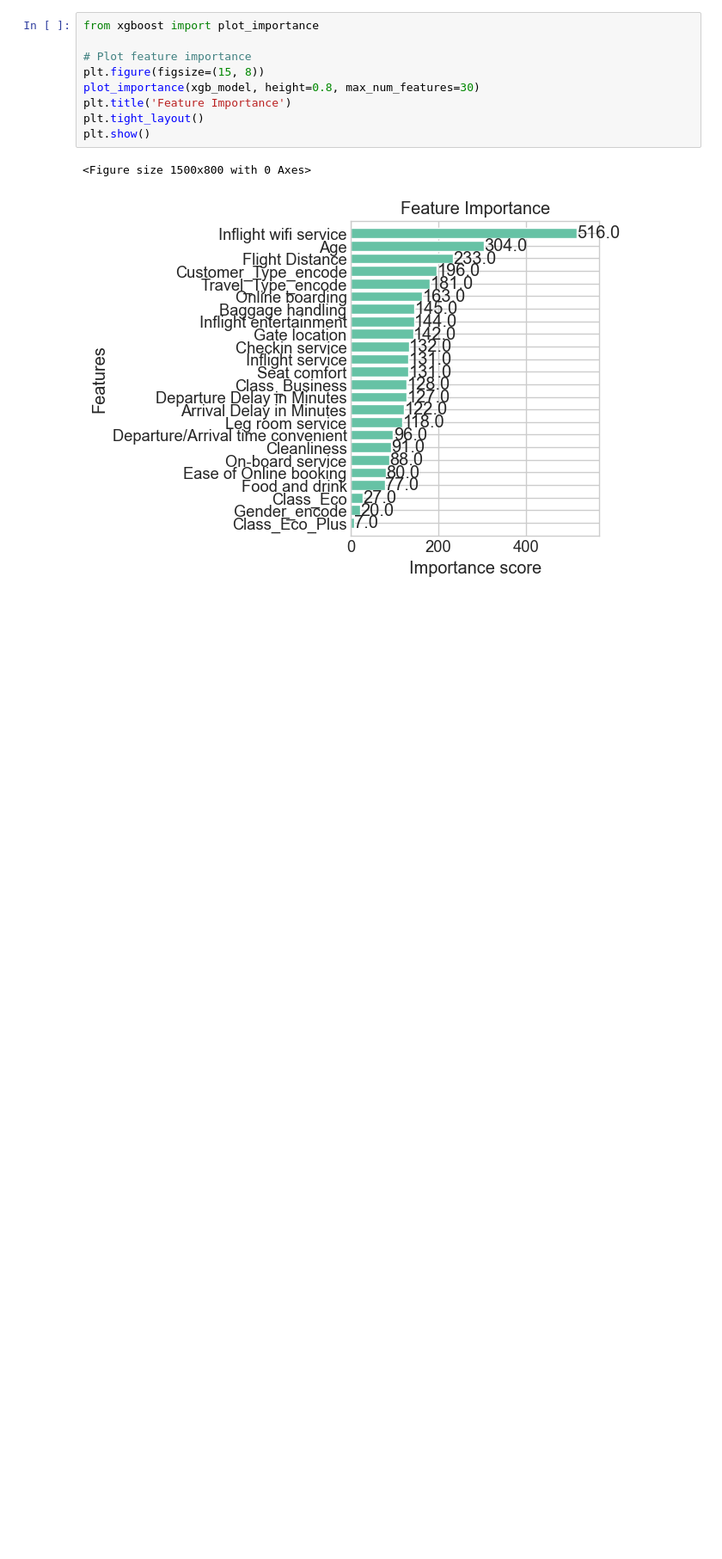
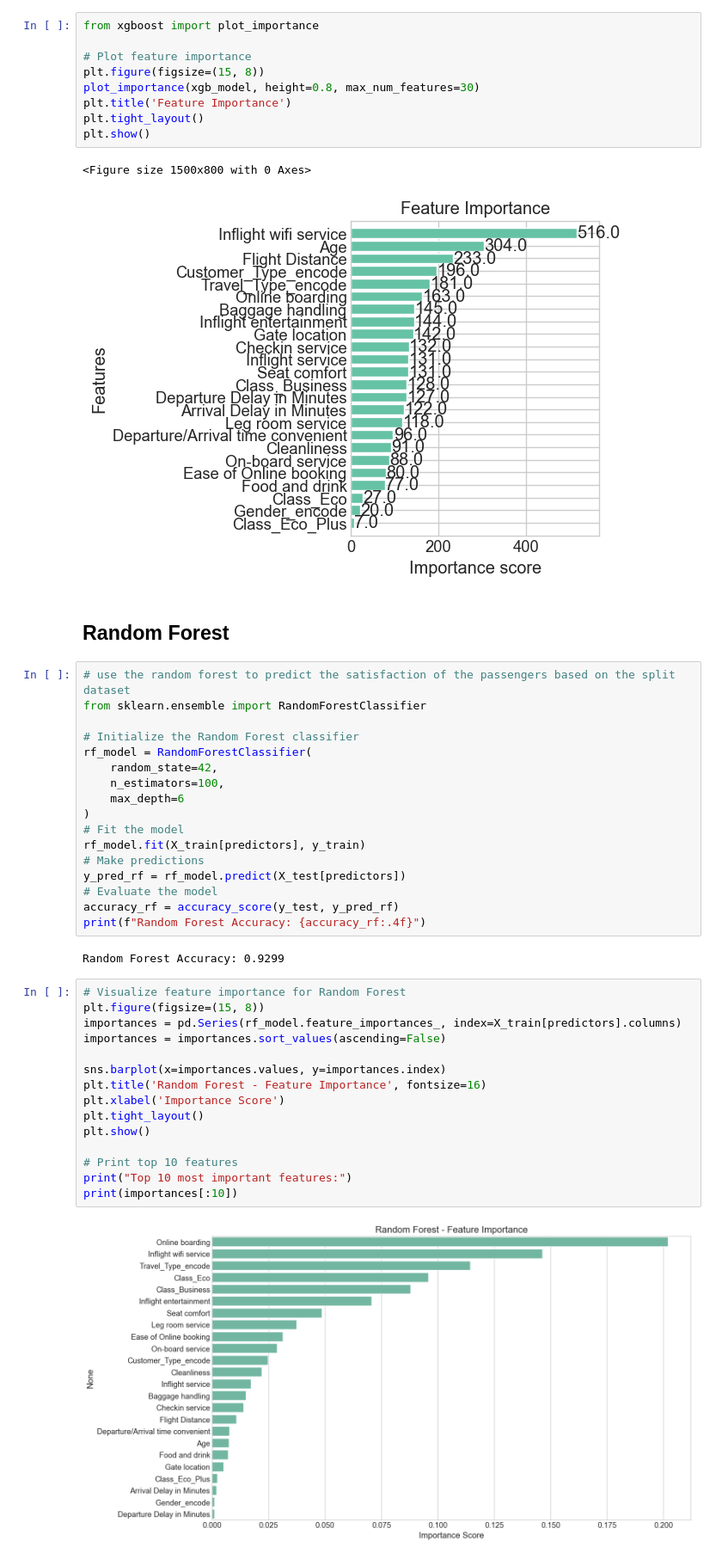
Before and after one commit to ZS-nus/DSS5104_GroupProject, a Jupyter notebook: components/zs.ipynb, the cells around one changed output. Shown at 86% size. Drawn from its saved outputs; the diff is of its cells as text; blank space fills up the shorter version.

```diff
--- a/components/zs.ipynb
+++ b/components/zs.ipynb
@@ -418,3 +499,41 @@ plt.show()
 # %% [output]
 <Figure size 1500x800 with 0 Axes>
 [figure]
+# %% [markdown]
+## Random Forest
+# %%
+# use the random forest to predict the satisfaction of the passengers based on the split dataset
+from sklearn.ensemble import RandomForestClassifier
+
+# Initialize the Random Forest classifier
+rf_model = RandomForestClassifier(
+    random_state=42,
+    n_estimators=100,
+    max_depth=6
+)
+# Fit the model
+rf_model.fit(X_train[predictors], y_train)
+# Make predictions
+y_pred_rf = rf_model.predict(X_test[predictors])
+# Evaluate the model
+accuracy_rf = accuracy_score(y_test, y_pred_rf)
+print(f"Random Forest Accuracy: {accuracy_rf:.4f}")
+# %% [output]
+Random Forest Accuracy: 0.9299
+# %%
+# Visualize feature importance for Random Forest
+plt.figure(figsize=(15, 8))
+importances = pd.Series(rf_model.feature_importances_, index=X_train[predictors].columns)
+importances = importances.sort_values(ascending=False)
+
+sns.barplot(x=importances.values, y=importances.index)
+plt.title('Random Forest - Feature Importance', fontsize=16)
+plt.xlabel('Importance Score')
+plt.tight_layout()
+plt.show()
+
+# Print top 10 features
+print("Top 10 most important features:")
+print(importances[:10])
+# %% [output]
+[figure, added]
```
Also changed, not shown: parts of 24 cells of this notebook, 3 other files.
